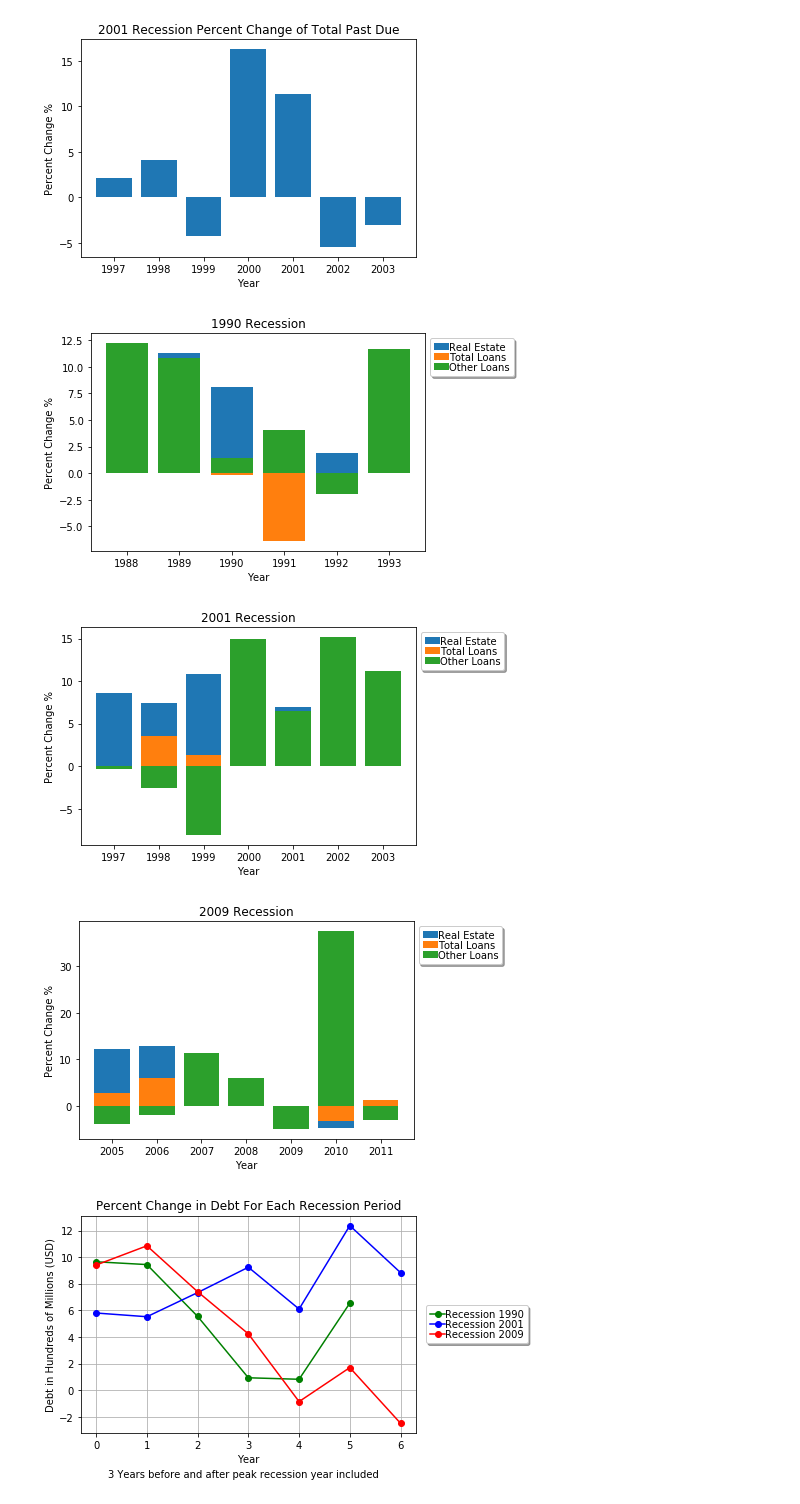
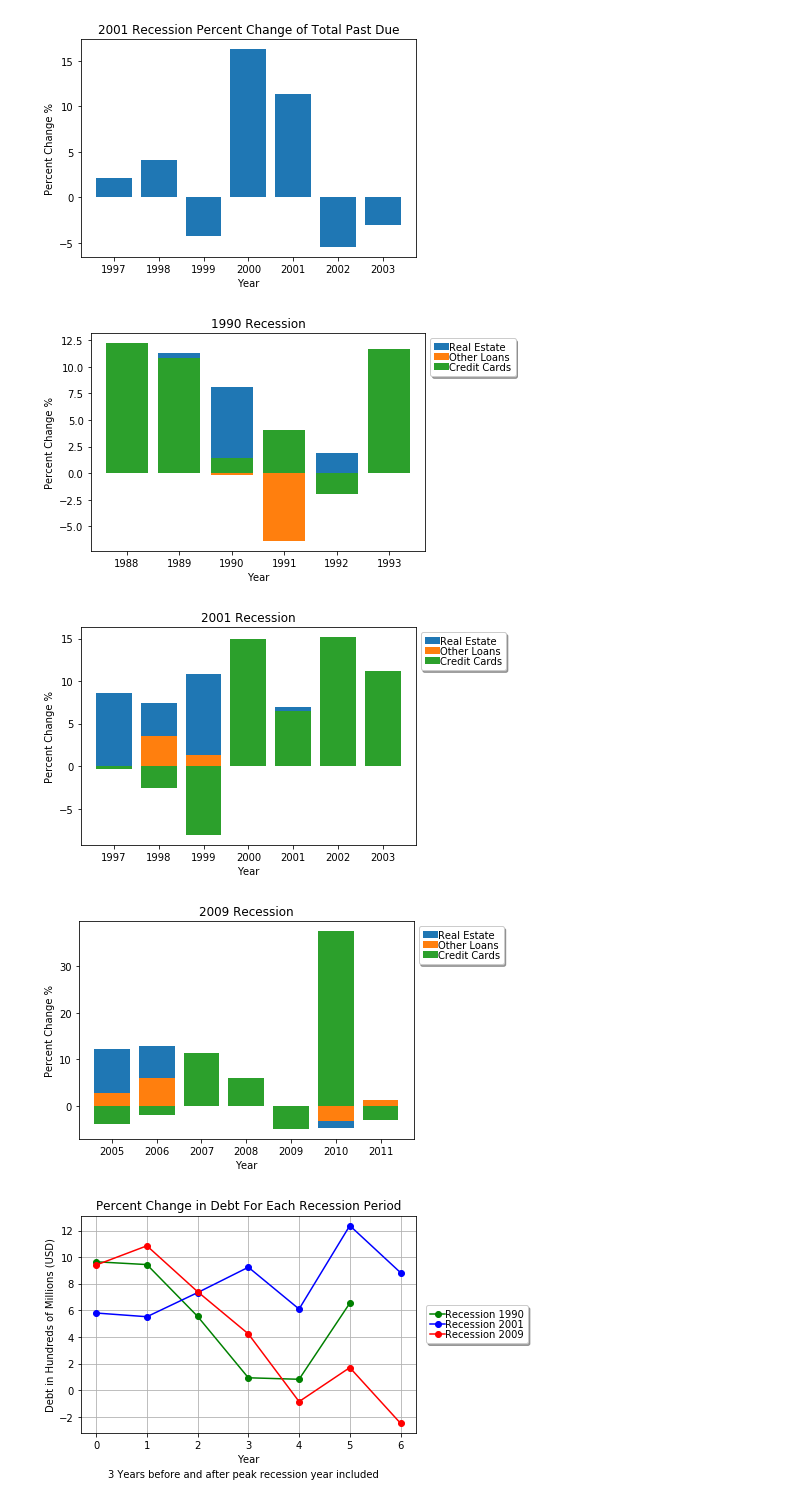
Before and after one commit to brownal05/project1, a Jupyter notebook: notebooks/nick.ipynb, the cells around one changed output. Saved outputs shown, nothing was run; the diff lists cells and outputs as text; code cells hidden in the pictures.

```diff
--- a/notebooks/nick.ipynb
+++ b/notebooks/nick.ipynb
@@ -571,7 +569,7 @@ plt.bar(first_rec_per['Year'],first_rec_per['Real Estate'])
 plt.bar(first_rec_per['Year'],first_rec_per['Other Loans'])
 plt.bar(first_rec_per['Year'],first_rec_per['Credit Cards'])
 #plt.bar(debt_clean_all_years['Year'],debt_clean_all_years['Other Loans'])
-plt.legend(['Real Estate', 'Total Loans', 'Other Loans', 'Credit Cards'], loc='best',
+plt.legend(['Real Estate', 'Other Loans', 'Credit Cards'], loc='best',
            bbox_to_anchor=[1, 1],
            columnspacing=1.0, labelspacing=0.0,
            handletextpad=0.0, handlelength=1.5,
@@ -582,30 +580,30 @@ plt.ylabel('Percent Change %')
 plt.savefig('../graphs/per_real_estate_bar_1990.png')
 plt.show()
 # %% [output]
-[figure, old version]
+[figure, new version]
 # %%
 plt.bar(second_rec_per['Year'],second_rec_per['Real Estate'])
 plt.bar(second_rec_per['Year'],second_rec_per['Other Loans'])
 plt.bar(second_rec_per['Year'],second_rec_per['Credit Cards'])
 #plt.bar(debt_clean_all_years['Year'],debt_clean_all_years['Other Loans'])
-plt.legend(['Real Estate', 'Total Loans', 'Other Loans', 'Credit Cards'], loc='best',
+plt.legend(['Real Estate', 'Other Loans', 'Credit Cards'], loc='best',
            bbox_to_anchor=[1, 1],
            columnspacing=1.0, labelspacing=0.0,
            handletextpad=0.0, handlelength=1.5,
            fancybox=True, shadow=True)
 plt.title('2001 Recession')
 plt.xlabel('Year')
 plt.ylabel('Percent Change %')
 plt.savefig(f'../graphs/per_delta_bar_01.png')
 plt.show()
 # %% [output]
-[figure, old version]
+[figure, new version]
 # %%
 plt.bar(third_rec_per['Year'],third_rec_per['Real Estate'])
 plt.bar(third_rec_per['Year'],third_rec_per['Other Loans'])
 plt.bar(third_rec_per['Year'],third_rec_per['Credit Cards'])
 #plt.bar(debt_clean_all_years['Year'],debt_clean_all_years['Other Loans'])
-plt.legend(['Real Estate', 'Total Loans', 'Other Loans', 'Credit Cards'], loc='best',
+plt.legend(['Real Estate', 'Other Loans', 'Credit Cards'], loc='best',
            bbox_to_anchor=[1, 1],
            columnspacing=1.0, labelspacing=0.0,
            handletextpad=0.0, handlelength=1.5,
@@ -616,7 +614,7 @@ plt.ylabel('Percent Change %')
 plt.savefig(f'../graphs/per_delta_bar_09.png')
 plt.show()
 # %% [output]
-[figure, old version]
+[figure, new version]
 # %%
 frp = first_rec_per
 srp = second_rec_per.reset_index(drop = True)
```
Also changed, not shown: parts of 7 cells of this notebook, 23 other files.
